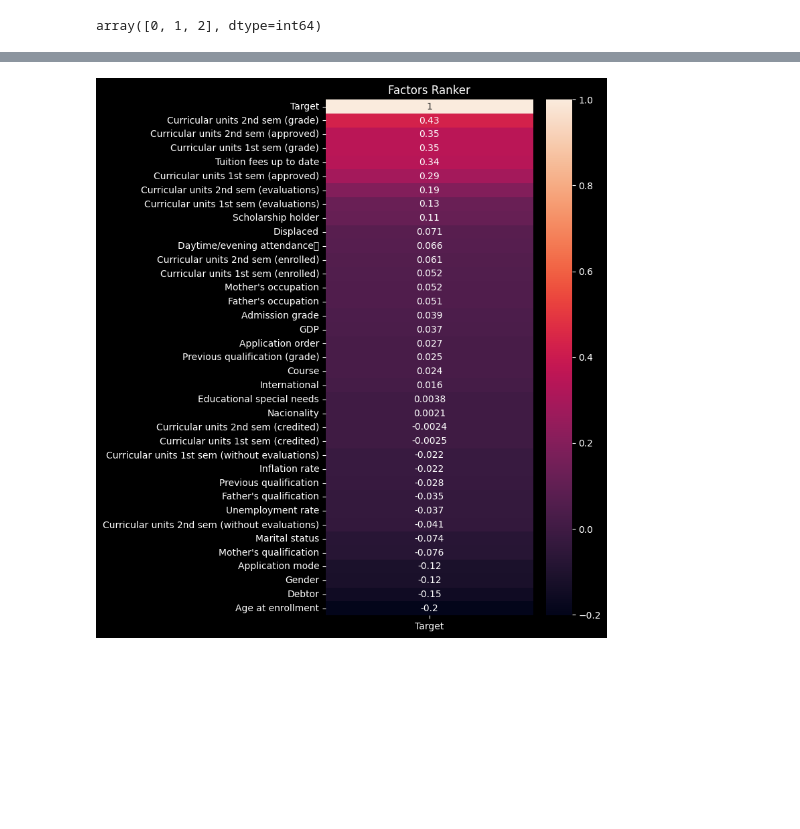
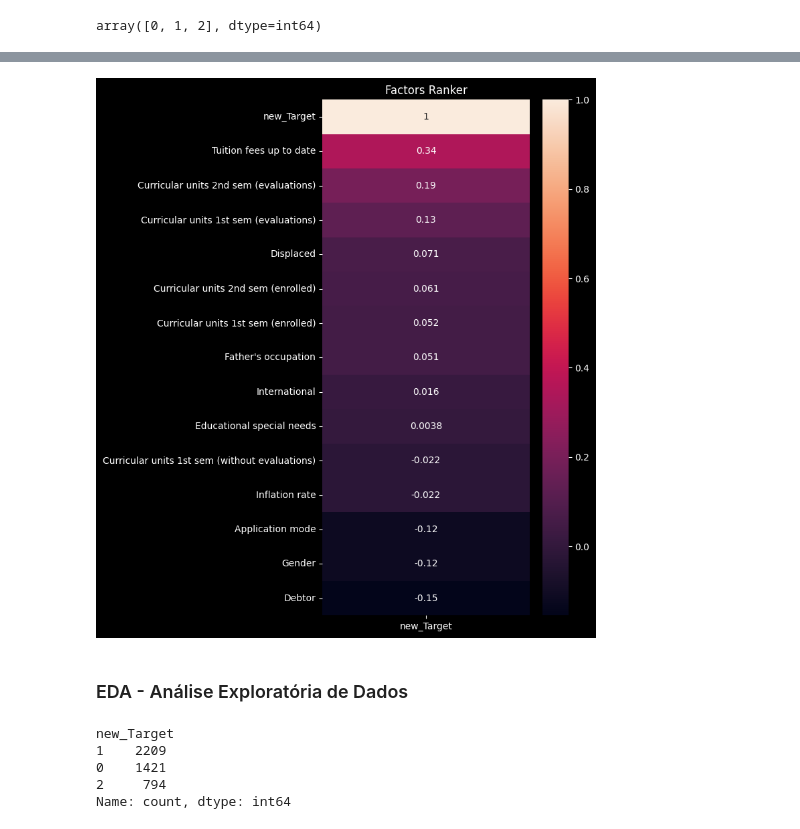
Before and after one commit to Joao-Inacio/Labs, a Jupyter notebook: Evasao_Escolar/1.0/eves.ipynb, the cells around one changed output, grey strips where cells are left out. Saved outputs shown, nothing was run; the diff lists cells and outputs as text; code cells hidden in the pictures; blank space fills up the shorter version.

Commit message:
Começando a  Análise Exploratória de Dados

```diff
--- a/Evasao_Escolar/1.0/eves.ipynb
+++ b/Evasao_Escolar/1.0/eves.ipynb
@@ -129,8 +129,8 @@ array(['Dropout', 'Graduate', 'Enrolled'], dtype=object)
 # %%
 # Transformando a coluna Target em valores numéricos
 catg, rotulos = pd.factorize(df['Target'])
-df['Target'] = catg
-df['Target'].unique()
+df['new_Target'] = catg
+df['new_Target'].unique()
 # %% [output]
 array([0, 1, 2], dtype=int64)
 # %%
@@ -151,0 +152,4 @@ df.head(10)
+# %%
+# criando um novo dataset sem a coluna categórica
+new_df = df.drop('Target', axis=1)
+new_df.head(10)
@@ -151,0 +190,4 @@ df.head(10)
+# %%
+# Escolhendo as colunas com melhores correlação
+new_df = new_df.iloc[:,[1,11,13,14,15,16,17,20,22,23,26,28,29,34,36]]
+new_df
@@ -152,8 +208,22 @@ df.head(10)
 # %%
 # Visualizando a correlação de target com as outras colunas
 plt.figure(figsize = (5,10))
-sns.heatmap(df.corr()[['Target']].sort_values(by='Target', ascending=False), annot = True)
+sns.heatmap(new_df.corr()[['new_Target']].sort_values(by='new_Target', ascending=False), annot = True)
 plt.title('Factors Ranker')
 plt.show()
 # %% [output]
-[figure, old version]
+[figure, new version]
+# %% [markdown]
+### EDA - Análise Exploratória de Dados
+# %%
+# Visualizando os valores de de target
+# 0 = Dropout
+# 1 = Graduate
+# 2 = Enrolled'
+new_df['new_Target'].value_counts()
+# %% [output]
+new_Target
+1    2209
+0    1421
+2     794
+Name: count, dtype: int64
```
Also changed, not shown: parts of 5 cells of this notebook.
